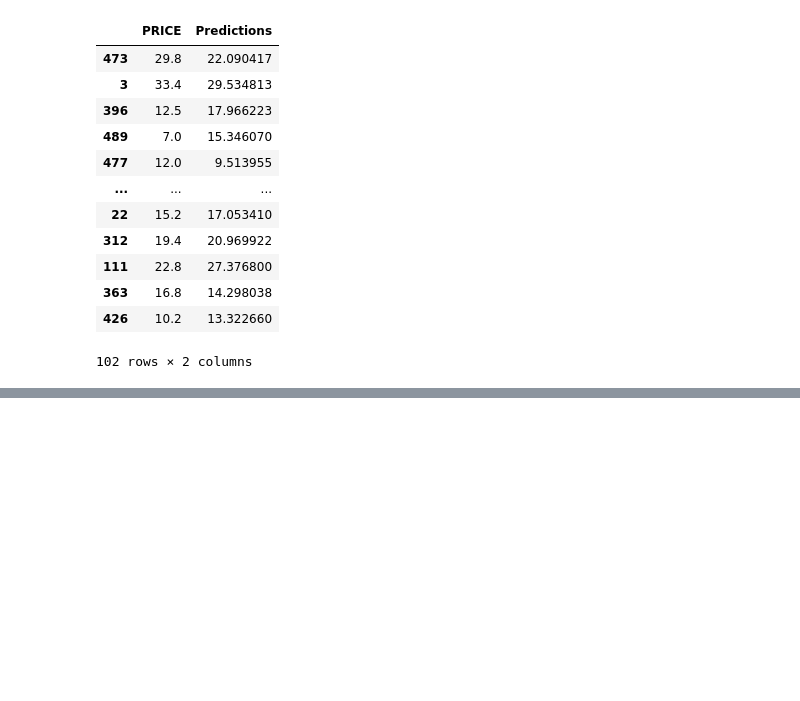
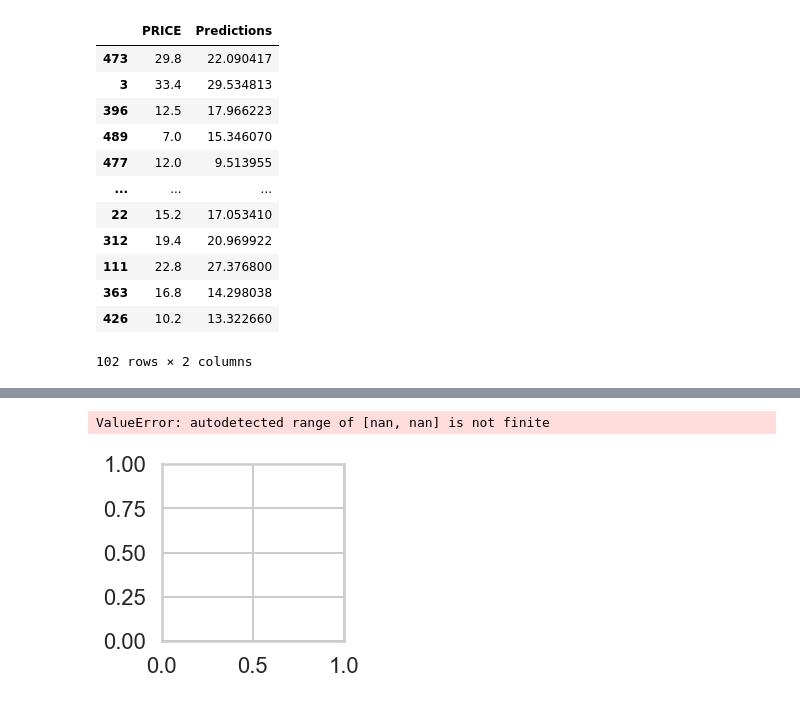
Before and after one commit to Aaquila/ML_mini-projects, a Jupyter notebook: mec-11.4.1-linear-regression-mini-project/Mini_Project_Linear_Regression.ipynb, the cells around one changed output, grey strips where cells are left out. Cells and saved outputs as stored; diff of their text form; code cells hidden in the pictures; blank space fills up the shorter version.

```diff
--- a/mec-11.4.1-linear-regression-mini-project/Mini_Project_Linear_Regression.ipynb
+++ b/mec-11.4.1-linear-regression-mini-project/Mini_Project_Linear_Regression.ipynb
@@ -1380,0 +1383,6 @@ X_ts[['PRICE','Predictions']]
+# %%
+X_tr, X_ts = train_test_split(bos, test_size=0.2)
+print(len(X_tr),len(X_ts) , X_tr.columns)
+m = sm.OLS(X_tr.PRICE, X_tr[['CRIM', 'ZN', 'INDUS', 'CHAS', 'NOX', 'RM', 'AGE', 'DIS', 'RAD', 'TAX',
+        'PTRATIO', 'B', 'LSTAT']]).fit()
+print(m.summary())
@@ -1398,0 +1435,21 @@ X_tr1.max(), X_tr1.min()
+# %%
+plt.subplot(4,4,1), plt.hist(minmax(np.log(X_tr.CRIM+1E-15))), plt.title("log INDUS")
+plt.subplot(4,4,2), plt.hist(X_tr1.ZN), plt.title("ZN")
+plt.subplot(4,4,3), plt.hist(X_tr1.INDUS), plt.title("INDUS")
+plt.subplot(4,4,4), plt.hist(X_tr1.CHAS), plt.title("CHAS")
+plt.subplot(4,4,5), plt.hist(X_tr1.NOX), plt.title("NOX")
+plt.subplot(4,4,6), plt.hist(X_tr1.RM), plt.title("RM")
+plt.subplot(4,4,7), plt.hist(X_tr1.AGE), plt.title("AGE")
+plt.subplot(4,4,8), plt.hist(X_tr1.DIS), plt.title("DIS")
+plt.subplot(4,4,9), plt.hist(X_tr1.RAD), plt.title("RAD")
+plt.subplot(4,4,10), plt.hist(X_tr1.TAX), plt.title("TAX")
+plt.subplot(4,4,11), plt.hist(X_tr1.PTRATIO), plt.title("PTRATIO")
+plt.subplot(4,4,12), plt.hist(X_tr1.B), plt.title("B")
+plt.subplot(4,4,13), plt.hist(X_tr1.LSTAT), plt.title("LSTAT")
+plt.subplot(4,4,14), plt.hist(X_tr1.PRICE), plt.title("PRICE")
+plt.subplot(4,4,15), plt.hist(X_tr1.CRIM), plt.title("CRIM")
+plt.rcParams['figure.figsize']=[15,15]
+plt.show()
+# %% [output]
+ValueError: autodetected range of [nan, nan] is not finite
+[figure, added]
```
Also changed, not shown: parts of 5 cells of this notebook.
